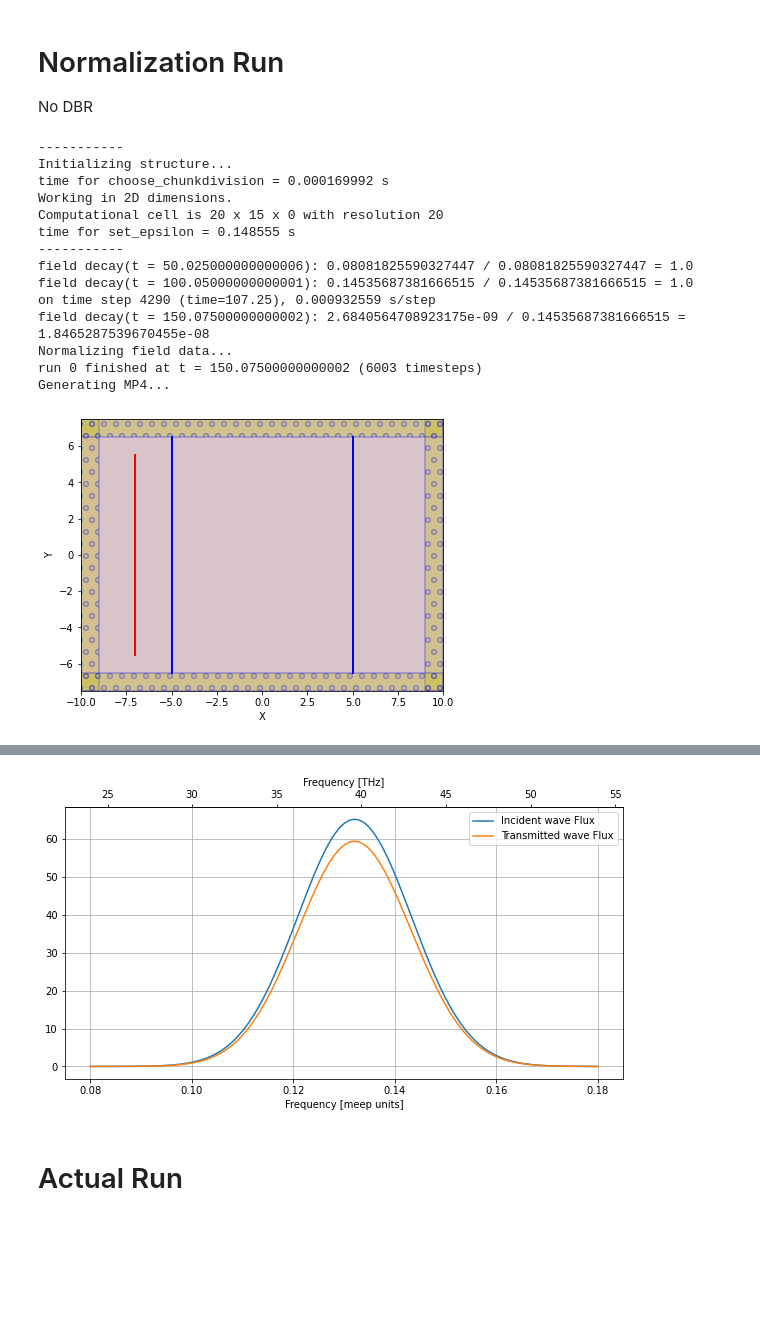
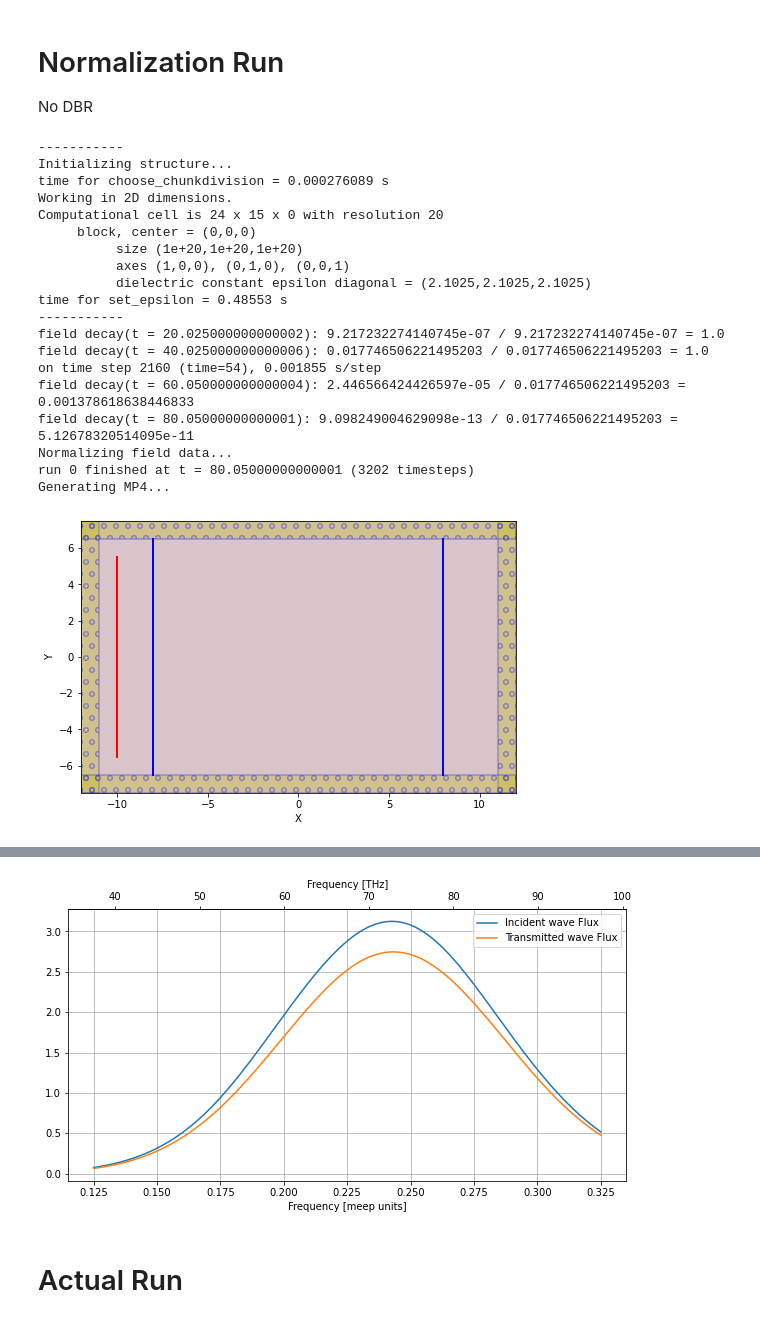
Before and after one commit to leonardocattarin/LabAdvPhotonicsMeep, a Jupyter notebook: Bragg_Reflector/Bragg_Reflector.ipynb, the cells around one changed output, grey strips where cells are left out. Drawn from its saved outputs; the diff is of its cells as text; code cells hidden in the pictures; blank space fills up the shorter version.

```diff
--- a/Bragg_Reflector/Bragg_Reflector.ipynb
+++ b/Bragg_Reflector/Bragg_Reflector.ipynb
@@ -57,7 +57,7 @@ Cell
 #define cell size and resolution
 #Cell size is in meep units
 #center is in (0,0), ranges in x=(-sx/2,sx/2), y=(-sy/2,sy/2)
-sx = 20
+sx = 24
 sy = 15
 
 cell = mp.Vector3(sx, sy)
@@ -75,9 +75,18 @@ y_bound_low = -sy/2 + pml_thickness
 Bragg Reflector
 # %%
 #materials refractive indexes
-Dn = -2.05
-n_1 = 3.5 #Si
-n_2 = 1.45 #SiO2
+Dn = +1.4
+n_1 = 1.45
+n_2 = n_1 + Dn
+
+print("#Dielectric constant eps_1: ", n_1*n_1)
+print("#Dielectric constant eps_2: ", n_2*n_2)
+print("#Dielectric constant Delta_eps: ", n_1*n_1-n_2*n_2)
+print("#Dielectric constant Ratio: ", (n_1*n_1-n_2*n_2)/(n_1*n_1))
+
+
+#Si 3.5
+#SiO2 1.45
 
 #Bragg params
 #central cavity (if present)
@@ -88,7 +97,7 @@ width_1 = 0.5
 width_2 = 0.5
 
 #Half the number of layers
-N_layers = 6
+N_layers = 12
 
 #The x position of the BR boundaries
 bragg_width = (width_2 + width_1)*N_layers
@@ -102,8 +116,8 @@ source_y = 0
 source_width = 11
 
 #note: df is not really the frequency sigma
-f_central = 0.13
-df = 0.1
+f_central = 0.225
+df = 0.2
 
 
 print("#Source pulse frequency: fcent= ", f_central*freq_unit*1e-12, " THz, df= ",df*freq_unit*1e-12, " THz" )
@@ -144,10 +158,14 @@ check_pt = mp.Vector3(0, bragg_width/2 + 0.5)
 # Normalization Run
 No DBR
 # %%
+#Background material
+geometry = [mp.Block(mp.Vector3(mp.inf, mp.inf, mp.inf),
+                     center=mp.Vector3(0,0),
+                     material=mp.Medium(index=n_1))]
 
 #define sources
 #gaussian pulse with f_central and df
-sources = [mp.Source(mp.GaussianSource(frequency=f_central, fwidth=df),
+sources = [mp.Source(mp.GaussianSource(frequency=f_central, fwidth=df*2),
                      component=mp.Ez,
                      center=mp.Vector3(source_x, source_y),
                      size=mp.Vector3(0, source_width))]
@@ -159,45 +177,51 @@ pml_layers = [mp.PML(pml_thickness)]
 sim = mp.Simulation(cell_size=cell,
                     boundary_layers=pml_layers,
                     sources=sources,
+                    geometry=geometry,
                     resolution=resolution)
 
 # Flux Monitor 1
 incident_fr = mp.FluxRegion(center=mp.Vector3(mon_1_x, 0), size=mp.Vector3(0, mon_1_width, 0))
 incident = sim.add_flux(f_mon_central, df_mon, N_freq, incident_fr)
 
 # Flux Monitor 2
 tran_fr = mp.FluxRegion(center=mp.Vector3(mon_2_x, 0), size=mp.Vector3(0,mon_2_h,0))
 tran = sim.add_flux(f_mon_central, df_mon, N_freq, tran_fr)
 
 animate = mp.Animate2D(sim,
                        fields=mp.Ez,
                        normalize=True,
                        realtime=False,
                        eps_parameters={'alpha':1, 'cmap':'RdBu', 'interpolation':'spline36'},
                        field_parameters={'alpha':0.8, 'cmap':'RdBu', 'interpolation':'spline36'},
                        boundary_parameters={'hatch':'o', 'linewidth':1.5, 'facecolor':'y', 'edgecolor':'b', 'alpha':0.3})
 
 #Simulate
 mp.verbosity(1)
-sim.run(mp.at_every(1, animate), until_after_sources = mp.stop_when_fields_decayed(50, mp.Ez, check_pt, 1e-3))
+sim.run(mp.at_every(1, animate), until_after_sources = mp.stop_when_fields_decayed(20, mp.Ez, check_pt, 1e-3))
 
 animate.to_mp4(10, "Ez_norm.mp4")
 # %% [output]
 -----------
 Initializing structure...
-time for choose_chunkdivision = 0.000169992 s
+time for choose_chunkdivision = 0.000276089 s
 Working in 2D dimensions.
-Computational cell is 20 x 15 x 0 with resolution 20
-time for set_epsilon = 0.148555 s
+Computational cell is 24 x 15 x 0 with resolution 20
+     block, center = (0,0,0)
+          size (1e+20,1e+20,1e+20)
+          axes (1,0,0), (0,1,0), (0,0,1)
+          dielectric constant epsilon diagonal = (2.1025,2.1025,2.1025)
+time for set_epsilon = 0.48553 s
 -----------
-field decay(t = 50.025000000000006): 0.08081825590327447 / 0.08081825590327447 = 1.0
-field decay(t = 100.05000000000001): 0.14535687381666515 / 0.14535687381666515 = 1.0
-on time step 4290 (time=107.25), 0.000932559 s/step
-field decay(t = 150.07500000000002): 2.6840564708923175e-09 / 0.14535687381666515 = 1.8465287539670455e-08
+field decay(t = 20.025000000000002): 9.217232274140745e-07 / 9.217232274140745e-07 = 1.0
+field decay(t = 40.025000000000006): 0.017746506221495203 / 0.017746506221495203 = 1.0
+on time step 2160 (time=54), 0.001855 s/step
+field decay(t = 60.050000000000004): 2.446566424426597e-05 / 0.017746506221495203 = 0.001378618638446833
+field decay(t = 80.05000000000001): 9.098249004629098e-13 / 0.017746506221495203 = 5.12678320514095e-11
 Normalizing field data...
-run 0 finished at t = 150.07500000000002 (6003 timesteps)
+run 0 finished at t = 80.05000000000001 (3202 timesteps)
 Generating MP4...
-[figure, old version]
+[figure, new version]
 # %%
 Video("Ez_norm.mp4")
 # %% [output]
@@ -235,7 +259,7 @@ secax.set_xlabel('Frequency [THz]')
 plt.legend()
 plt.grid()
 # %% [output]
-[figure, old version]
+[figure, new version]
 # %%
 sim.reset_meep()
 # %% [markdown]
```
Also changed, not shown: parts of 7 cells of this notebook, 2 other files.
